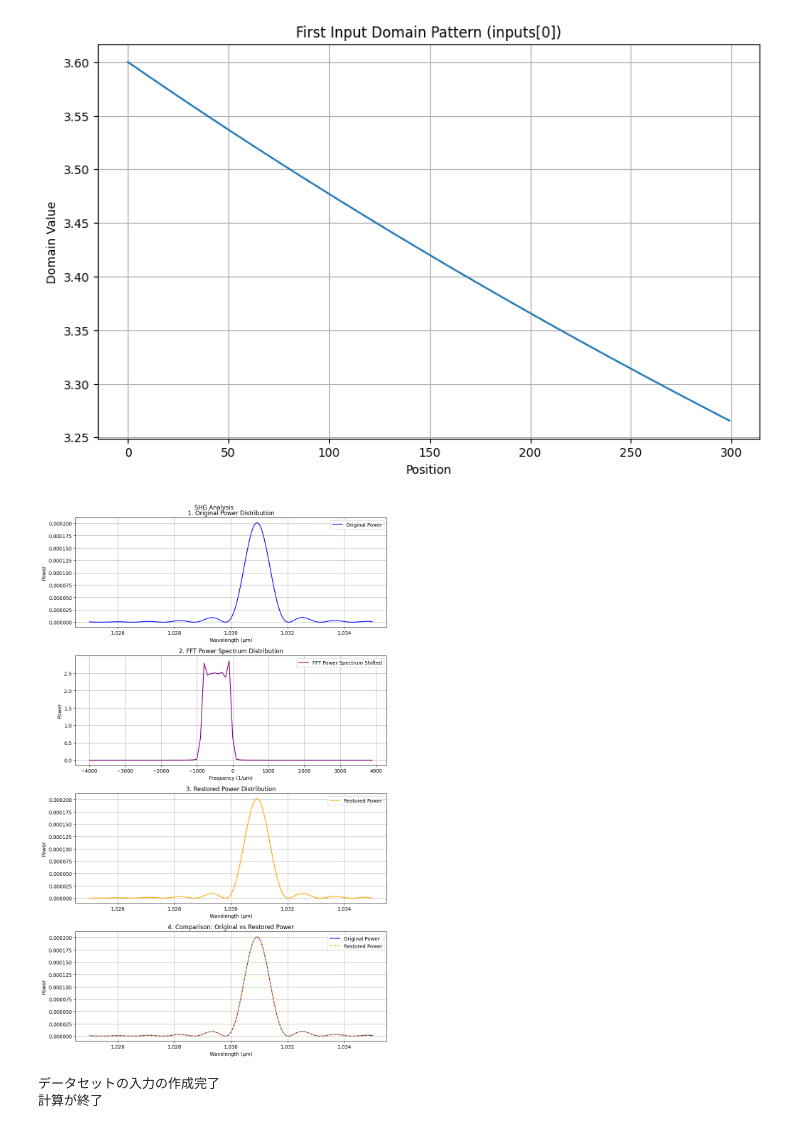
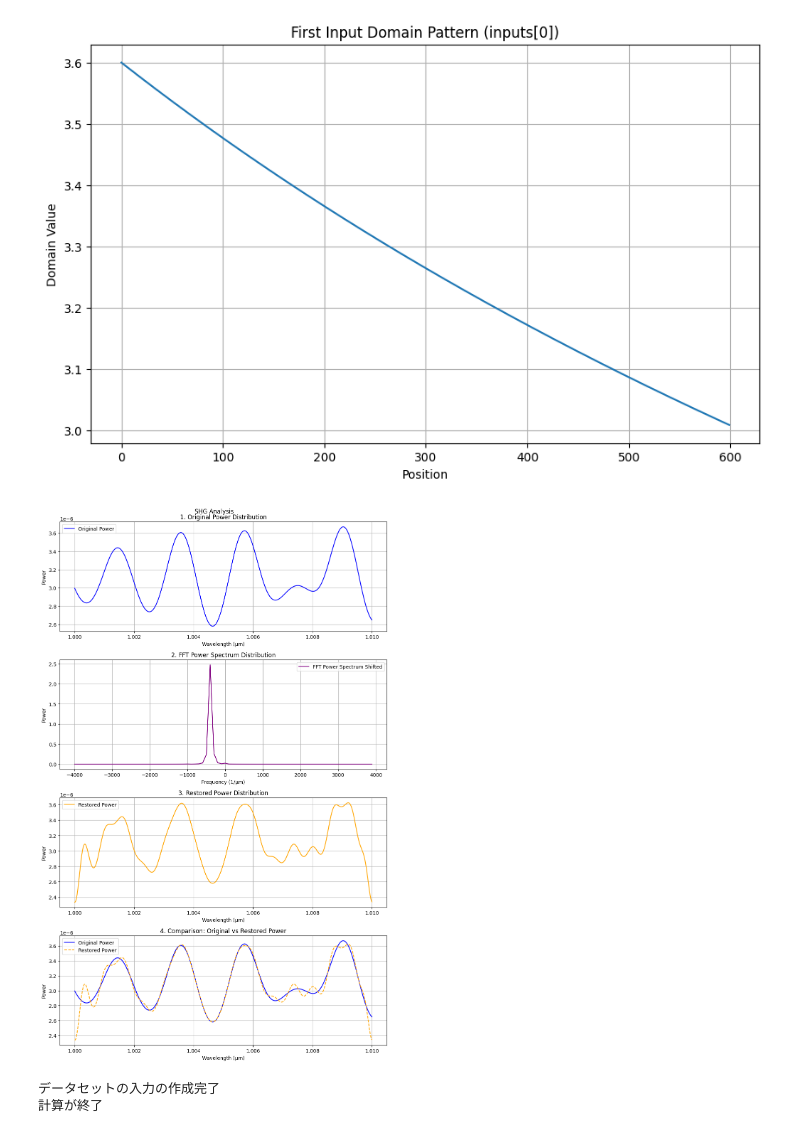
Before and after one commit to Xo1otl/mictlan, a Jupyter notebook: research/syuron/examples/shg.ipynb, the cells around one changed output. Cells and saved outputs as stored; diff of their text form; code cells hidden in the pictures.

```diff
--- a/research/syuron/examples/shg.ipynb
+++ b/research/syuron/examples/shg.ipynb
@@ -4,15 +4,17 @@ import matplotlib.pyplot as plt
 from syuron import shg, mgoslt, pp
 
 # なんか級数展開しやすいドメイン数というのがある気がする
-chirped_superlattice = pp.chirped(300, [3.6], 1.031E-05, [0.0001])
+chirped_superlattice = pp.chirped(600, [3.6], 1.031E-05, [0.0001])
 fixed_superlattice = pp.fixed(600, [3.6], 1.031E-05)
 random_superlattice = pp.random(1, 300, 1.031E-05, 3.4, 3.6)
 
-wavelengths = jnp.linspace(1.025, 1.035, 1000).tolist()
+# mesh の細かさが一定でも、対象とする波長範囲が狭くなるとフーリエ変換の成分の数が大幅に減ることには物理的な理由があるのかもしれない
+# いつもの chirped の図を書く時の波長範囲は1.031 ~ 1.066
+wavelengths = jnp.linspace(1.0, 1.01, 1000).tolist()
 delta_wavelength = wavelengths[1] - wavelengths[0]
 
 params = shg.Params(
-    superlattice_dim=fixed_superlattice,
+    superlattice_dim=chirped_superlattice,
     T_dim=70,
     wavelength_dim=wavelengths,
     fund_power_dim=1,
@@ -104,5 +106,5 @@ W0000 00:00:1742808741.563243   27712 computation_placer.cc:177] computation pla
-[figure, old version]
+[figure, new version]
-[figure, old version]
+[figure, new version]
 # %%
 from syuron import shg
 import jax.numpy as jnp
```
Also changed, not shown: parts of 1 cell of this notebook, 1 other file.
